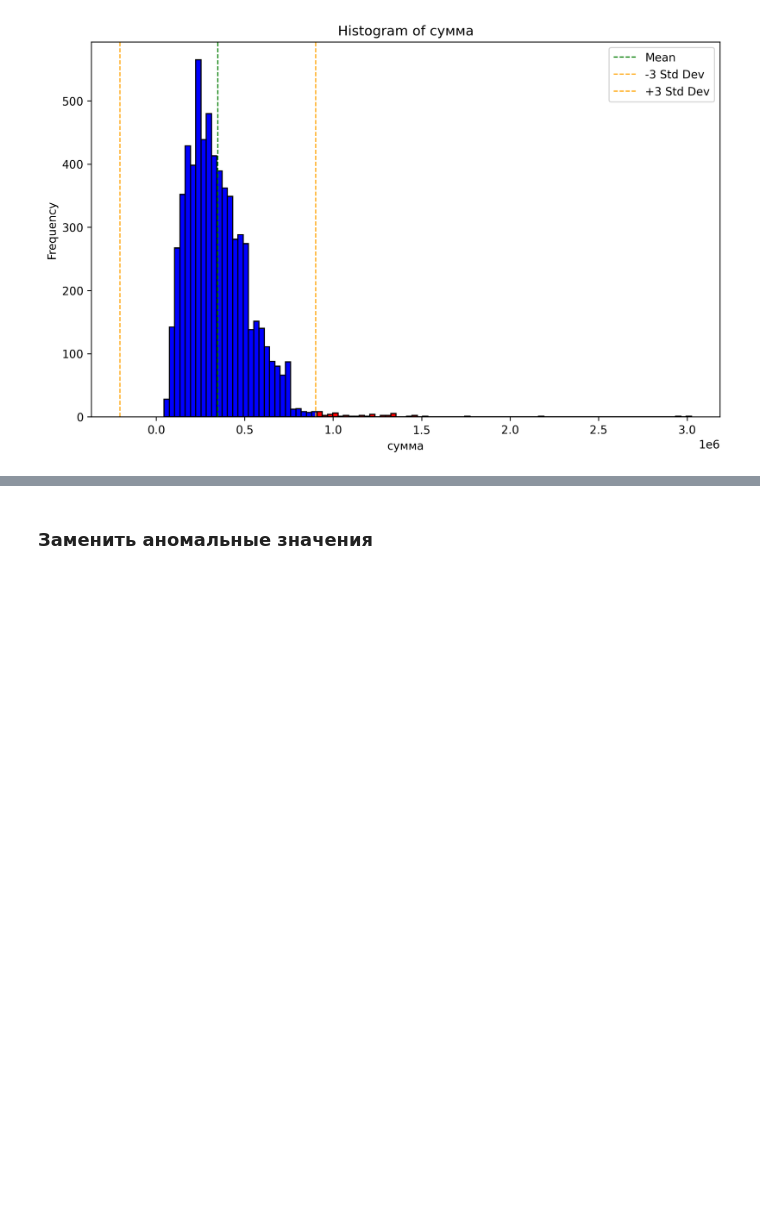
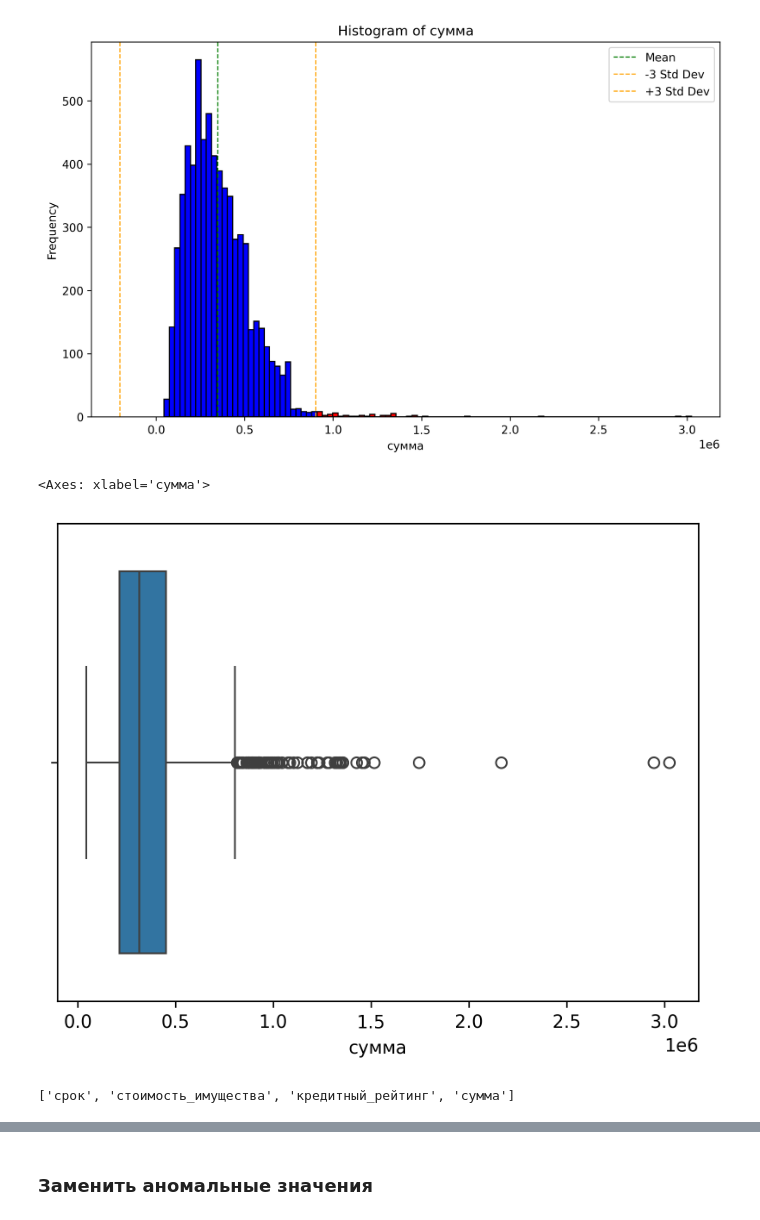
Before and after one commit to AndBoyS/hse-ml-managers, a Jupyter notebook: mba/mba_solution.ipynb, the cells around one changed output, grey strips where cells are left out. Saved outputs shown, nothing was run; the diff lists cells and outputs as text; code cells hidden in the pictures; blank space fills up the shorter version.

```diff
--- a/mba/mba_solution.ipynb
+++ b/mba/mba_solution.ipynb
@@ -50,3 +111,12 @@ loan_data[numeric_features]
 vis.plot_anomalies(loan_data, ["сумма"])
 # %% [output]
 [figure]
+# %%
+sns.boxplot(x=loan_data["сумма"])
+# %% [output]
+<Axes: xlabel='сумма'>
+[figure, added]
+# %%
+numeric_features
+# %% [output]
+['срок', 'стоимость_имущества', 'кредитный_рейтинг', 'сумма']
```
Also changed, not shown: parts of 22 cells of this notebook, 8 other files.
